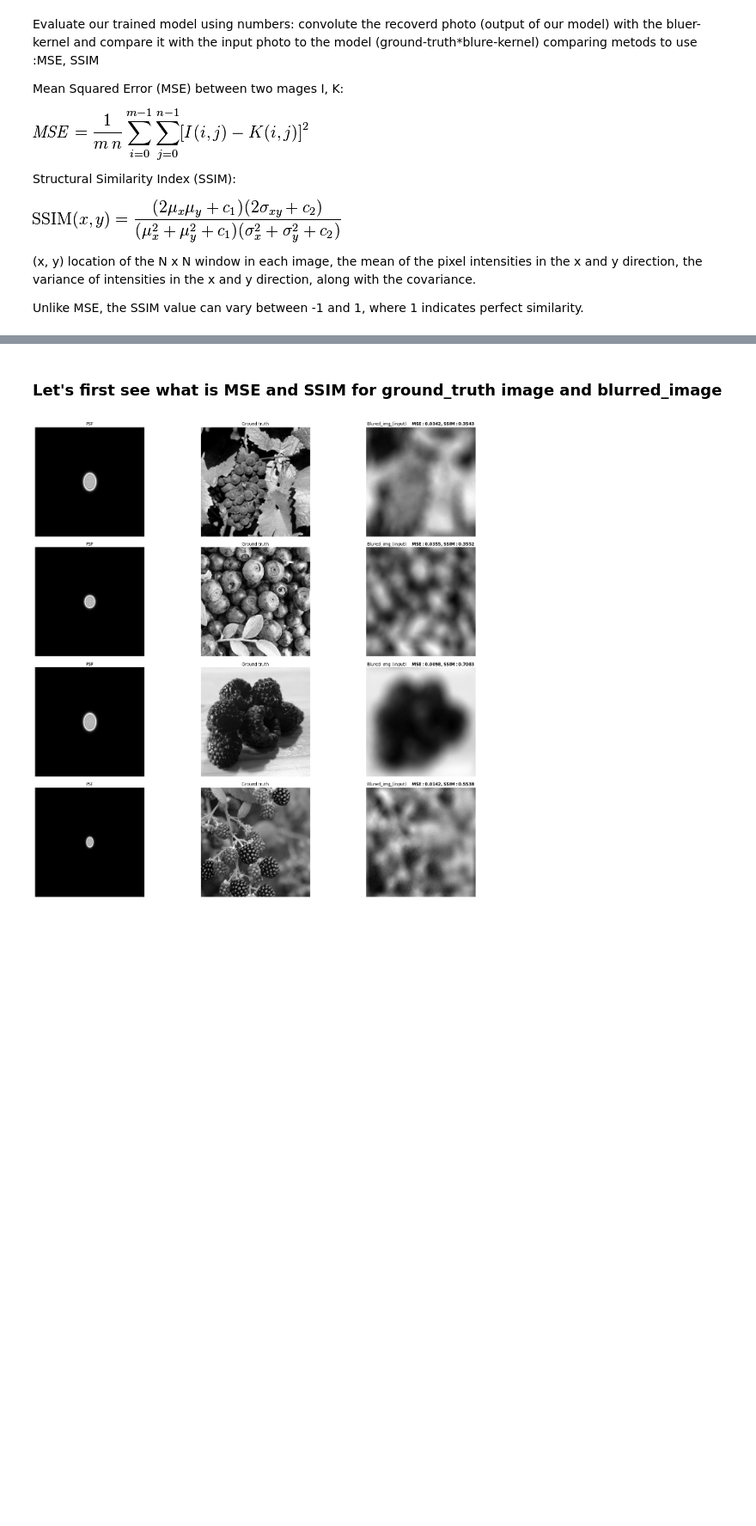
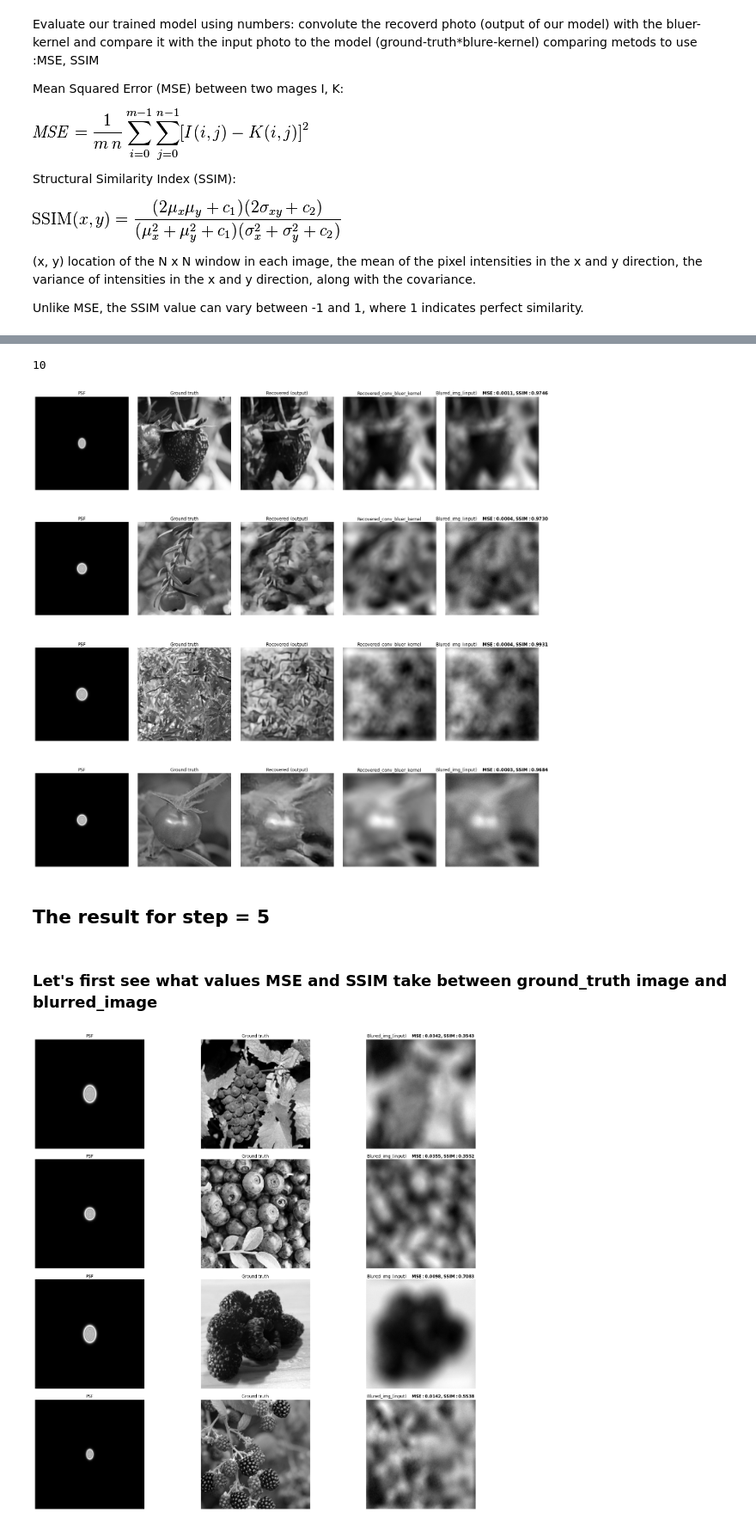
Before and after one commit to tharaaali/rgdn-optimizer-based-deconvolution, a Jupyter notebook: Evalution.ipynb, the cells around one changed output, grey strips where cells are left out. Shown at 86% size. Saved outputs shown, nothing was run; the diff lists cells and outputs as text; code cells hidden in the pictures; blank space fills up the shorter version.

```diff
--- a/Evalution.ipynb
+++ b/Evalution.ipynb
@@ -553,0 +586,56 @@ for id_img in range(n_imgs):
+# %%
+print(len(res))
+n_imgs=len(y)
+
+#from tensor to numpy
+x_hat=out_model_to_numpy(res,n_imgs)
+y_np,x_gt_np,k_np,kt_np=data_to_numpy(y,x_gt,k,kt)
+
+
+
+figsize: tuple=(25, 25)
+fig, axs = plt.subplots(nrows=n_imgs, ncols=5, figsize=figsize)
+plt.subplots_adjust(left=None, bottom=None, right=None, top=None, wspace=0.1, hspace=0.1)
+
+for id_img in range(n_imgs):
+
+            #turn off axis number
+            for i in range(5):
+                axs[id_img][i].axis('off')
+
+            #convolute the recovered photo with blure-kernel
+            res_conv_k= fft_conv(x_hat[id_img], k_np[id_img])
+            #unite the datatype
+            res_conv_k=res_conv_k.astype(np.float32)
+            m = mse(res_conv_k, y_np[id_img])
+#             m = mse(x_gt_np[id_img], y_np[id_img])
+            s = ssim(res_conv_k, y_np[id_img])
+
+#             compare_images(res_conv_k, y_np, "input to model vs. output*K")
+
+            # better visualization psf-shift
+            if SHIFT:
+                kj = shift(k_np[id_img])
+            else:
+                kj = k_np[id_img[id_img]]
+
+            #plot the images
+            axs[id_img][0].imshow(kj, cmap='gray')
+            axs[id_img][0].set_title("PSF")
+
+            axs[id_img][1].imshow(x_gt_np[id_img], cmap='gray')
+            axs[id_img][1].set_title("Ground truth")
+
+            axs[id_img][2].imshow(x_hat[id_img], cmap='gray')
+            axs[id_img][2].set_title("Recovered (output)")
+
+            axs[id_img][3].imshow(res_conv_k, cmap='gray')
+            axs[id_img][3].set_title("Recovered_conv_bluer_kernel")
+
+            axs[id_img][4].imshow(y_np[id_img], cmap='gray')
+            axs[id_img][4].set_title("Blured_img_(input)    "+ r"$\bf{" +("MSE: %.4f, SSIM: %.4f" % (m, s))+ "}$")
+# %% [output]
+10
+[figure, added]
+# %% [markdown]
+## The result for step = 5
@@ -554,5 +646,5 @@ for id_img in range(n_imgs):
 # %% [markdown]
-### Let's first see what is MSE and SSIM for ground_truth image and blurred_image
+### Let's first see what values MSE and SSIM take between ground_truth image and blurred_image
 # %%
 figsize: tuple=(25, 25)
 fig, axs = plt.subplots(nrows=n_imgs, ncols=3, figsize=figsize)
```
Also changed, not shown: parts of 27 cells of this notebook, 4 other files.
